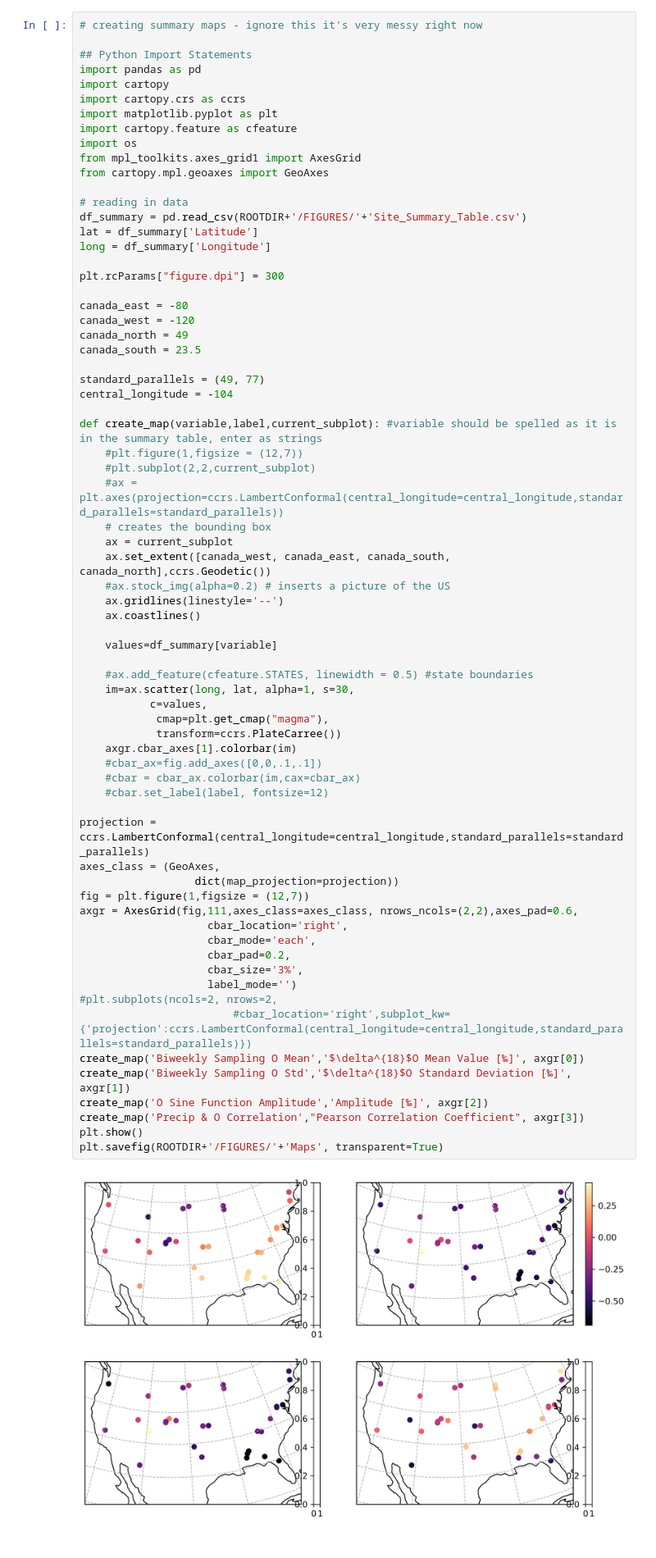
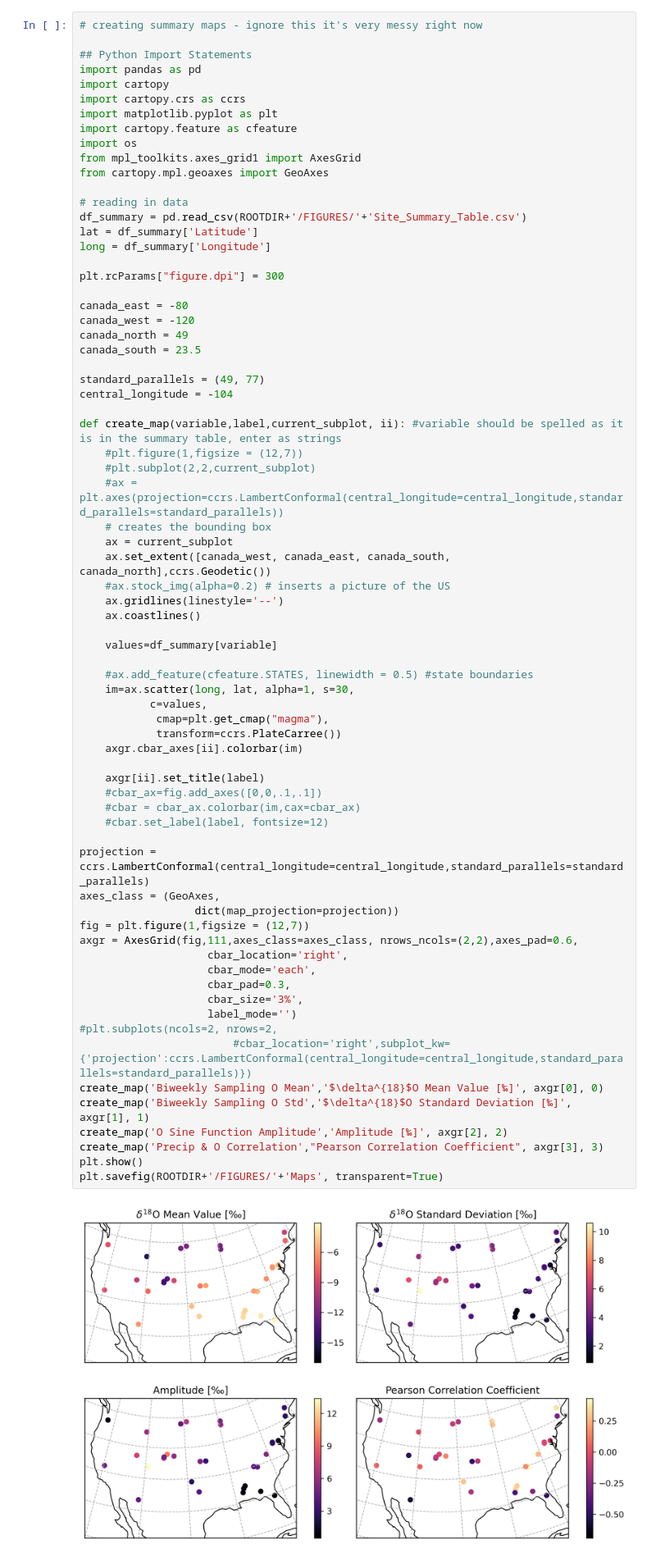
Before and after one commit to cfinkenbiner/Temporal_Downscaling_NEON_Pisotopes, a Jupyter notebook: Figs Notebook.ipynb, the cells around one changed output. Shown at 82% size. Cells and saved outputs as stored; diff of their text form.

Commit message:
updated US contour maps + subplots

```diff
--- a/Figs Notebook.ipynb
+++ b/Figs Notebook.ipynb
@@ -267,7 +277,7 @@ canada_south = 23.5
 standard_parallels = (49, 77)
 central_longitude = -104
 
-def create_map(variable,label,current_subplot): #variable should be spelled as it is in the summary table, enter as strings
+def create_map(variable,label,current_subplot, ii): #variable should be spelled as it is in the summary table, enter as strings
     #plt.figure(1,figsize = (12,7))
     #plt.subplot(2,2,current_subplot)
     #ax = plt.axes(projection=ccrs.LambertConformal(central_longitude=central_longitude,standard_parallels=standard_parallels))
@@ -276,40 +286,42 @@ def create_map(variable,label,current_subplot): #variable should be spelled as i
     ax.set_extent([canada_west, canada_east, canada_south, canada_north],ccrs.Geodetic())
     #ax.stock_img(alpha=0.2) # inserts a picture of the US
     ax.gridlines(linestyle='--')
     ax.coastlines()
 
     values=df_summary[variable]
 
     #ax.add_feature(cfeature.STATES, linewidth = 0.5) #state boundaries
     im=ax.scatter(long, lat, alpha=1, s=30,
            c=values,
             cmap=plt.get_cmap("magma"),
             transform=ccrs.PlateCarree())
-    axgr.cbar_axes[1].colorbar(im)
+    axgr.cbar_axes[ii].colorbar(im)
+
+    axgr[ii].set_title(label)
     #cbar_ax=fig.add_axes([0,0,.1,.1])
     #cbar = cbar_ax.colorbar(im,cax=cbar_ax)
     #cbar.set_label(label, fontsize=12)
 
 projection = ccrs.LambertConformal(central_longitude=central_longitude,standard_parallels=standard_parallels)
 axes_class = (GeoAxes,
                   dict(map_projection=projection))
 fig = plt.figure(1,figsize = (12,7))
 axgr = AxesGrid(fig,111,axes_class=axes_class, nrows_ncols=(2,2),axes_pad=0.6,
                     cbar_location='right',
                     cbar_mode='each',
-                    cbar_pad=0.2,
+                    cbar_pad=0.3,
                     cbar_size='3%',
                     label_mode='')
 #plt.subplots(ncols=2, nrows=2,
                         #cbar_location='right',subplot_kw={'projection':ccrs.LambertConformal(central_longitude=central_longitude,standard_parallels=standard_parallels)})
-create_map('Biweekly Sampling O Mean','$\delta^{18}$O Mean Value [‰]', axgr[0])
-create_map('Biweekly Sampling O Std','$\delta^{18}$O Standard Deviation [‰]', axgr[1])
-create_map('O Sine Function Amplitude','Amplitude [‰]', axgr[2])
-create_map('Precip & O Correlation',"Pearson Correlation Coefficient", axgr[3])
+create_map('Biweekly Sampling O Mean','$\delta^{18}$O Mean Value [‰]', axgr[0], 0)
+create_map('Biweekly Sampling O Std','$\delta^{18}$O Standard Deviation [‰]', axgr[1], 1)
+create_map('O Sine Function Amplitude','Amplitude [‰]', axgr[2], 2)
+create_map('Precip & O Correlation',"Pearson Correlation Coefficient", axgr[3], 3)
 plt.show()
 plt.savefig(ROOTDIR+'/FIGURES/'+'Maps', transparent=True)
 # %% [output]
-[figure, old version]
+[figure, new version]
 <Figure size 1800x1200 with 0 Axes>
 # %%
 # linear regression for H means
```
Also changed, not shown: parts of 5 cells of this notebook, 6 other files.
